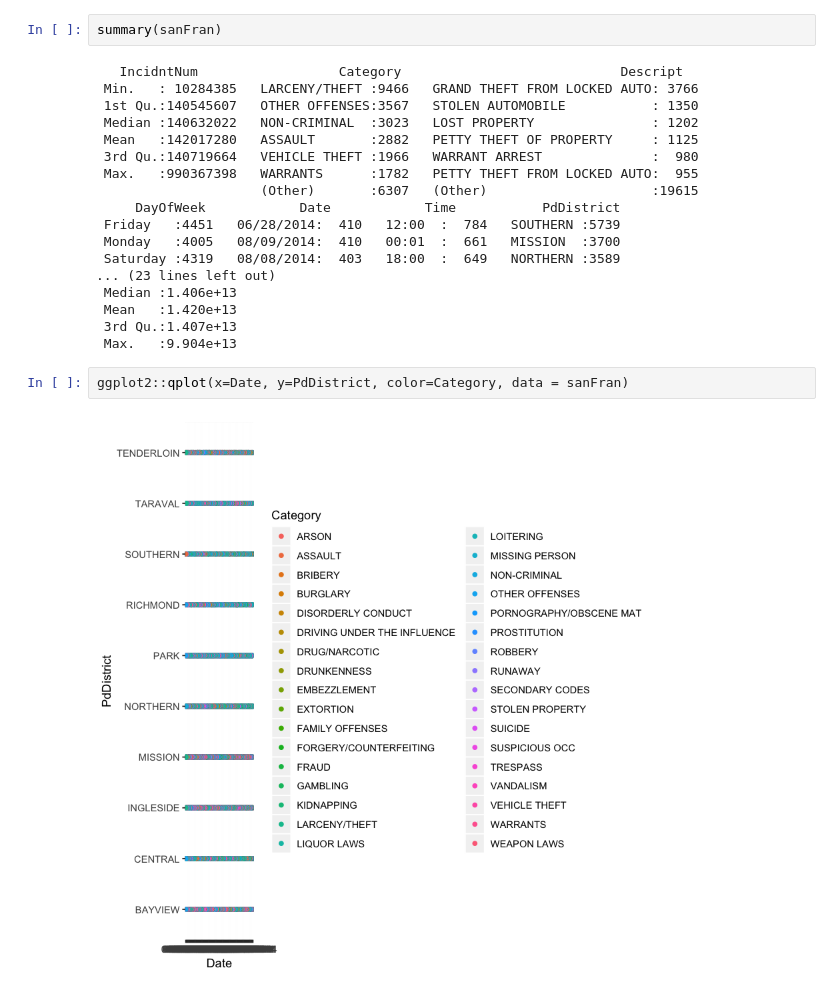
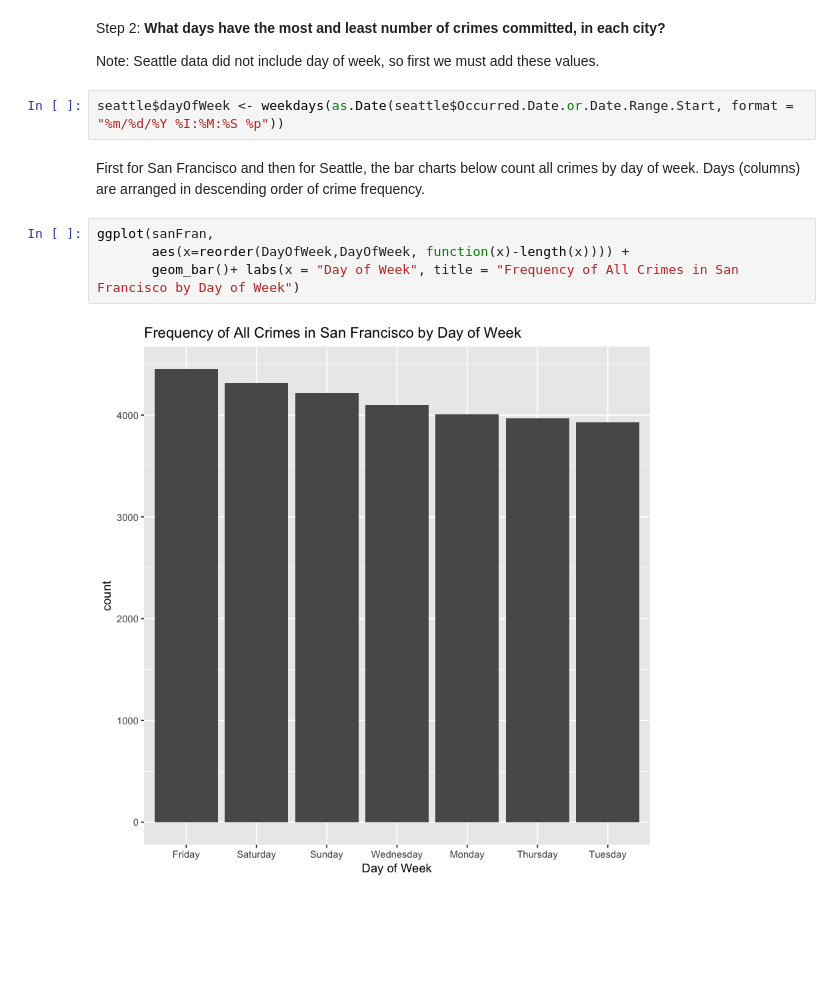
Before and after one commit to pollyallen/datasciencecoursera, a Jupyter notebook: Crime in Seattle & San Francisco in R.ipynb, the cells around one changed output. Cells and saved outputs as stored; diff of their text form; blank space fills up the shorter version.

```diff
--- a/Crime in Seattle & San Francisco in R.ipynb
+++ b/Crime in Seattle & San Francisco in R.ipynb
@@ -5,24 +26,15 @@ seattle <- read.csv("seattle_incidents_summer_2014.csv")
-# %%
-summary(sanFran)
-# %% [output]
-   IncidntNum                  Category                            Descript
- Min.   : 10284385   LARCENY/THEFT :9466   GRAND THEFT FROM LOCKED AUTO: 3766
- 1st Qu.:140545607   OTHER OFFENSES:3567   STOLEN AUTOMOBILE           : 1350
- Median :140632022   NON-CRIMINAL  :3023   LOST PROPERTY               : 1202
- Mean   :142017280   ASSAULT       :2882   PETTY THEFT OF PROPERTY     : 1125
- 3rd Qu.:140719664   VEHICLE THEFT :1966   WARRANT ARREST              :  980
- Max.   :990367398   WARRANTS      :1782   PETTY THEFT FROM LOCKED AUTO:  955
-                     (Other)       :6307   (Other)                     :19615
-     DayOfWeek            Date            Time           PdDistrict
- Friday   :4451   06/28/2014:  410   12:00  :  784   SOUTHERN :5739
- Monday   :4005   08/09/2014:  410   00:01  :  661   MISSION  :3700
- Saturday :4319   08/08/2014:  403   18:00  :  649   NORTHERN :3589
-... (23 lines left out)
- Median :1.406e+13
- Mean   :1.420e+13
- 3rd Qu.:1.407e+13
- Max.   :9.904e+13
-# %%
-ggplot2::qplot(x=Date, y=PdDistrict, color=Category, data = sanFran)
-# %% [output]
-[figure, removed]
+# %% [markdown]
+Step 2: <b> What days have the most and least number of crimes committed, in each city? </b>
+
+Note: Seattle data did not include day of week, so first we must add these values.
+# %%
+seattle$dayOfWeek <- weekdays(as.Date(seattle$Occurred.Date.or.Date.Range.Start, format = "%m/%d/%Y %I:%M:%S %p"))
+# %% [markdown]
+First for San Francisco and then for Seattle, the bar charts below count all crimes by day of week.
+Days (columns) are arranged in descending order of crime frequency.
+# %%
+ggplot(sanFran,
+       aes(x=reorder(DayOfWeek,DayOfWeek, function(x)-length(x)))) +
+       geom_bar()+ labs(x = "Day of Week", title = "Frequency of All Crimes in San Francisco by Day of Week")
+# %% [output]
+[figure, added]
```
Also changed, not shown: parts of 16 cells of this notebook.
